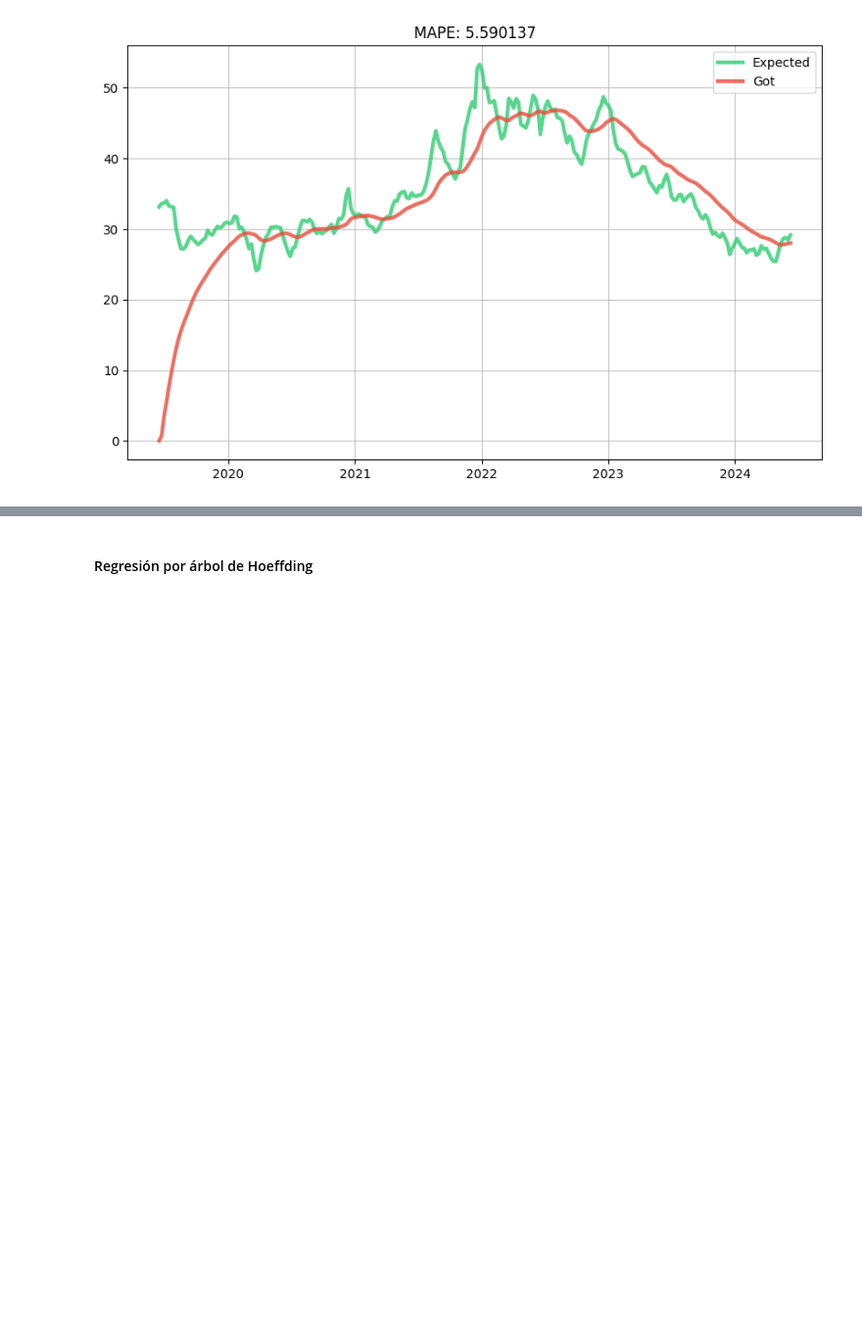
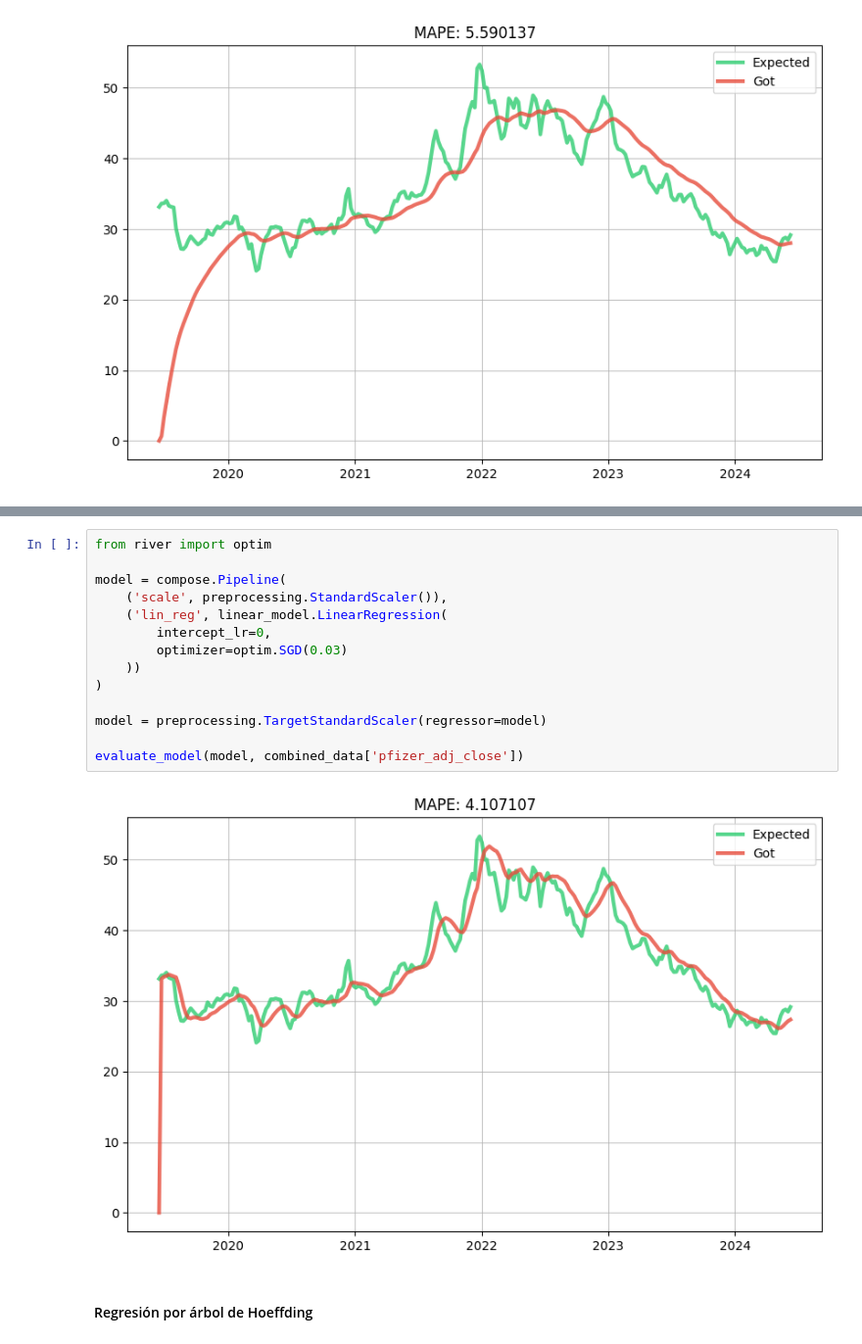
Before and after one commit to alu0101351773/TAAD_practicas, a Jupyter notebook: src/time_series.ipynb, the cells around one changed output, grey strips where cells are left out. Shown at 98% size. Cells and saved outputs as stored; diff of their text form; blank space fills up the shorter version.

```diff
--- a/src/time_series.ipynb
+++ b/src/time_series.ipynb
@@ -943,2 +953,18 @@ from river.metrics import MAPE
+# %%
+from river import optim
+
+model = compose.Pipeline(
+    ('scale', preprocessing.StandardScaler()),
+    ('lin_reg', linear_model.LinearRegression(
+        intercept_lr=0,
+        optimizer=optim.SGD(0.03)
+    ))
+)
+
+model = preprocessing.TargetStandardScaler(regressor=model)
+
+evaluate_model(model, combined_data['pfizer_adj_close'])
+# %% [output]
+[figure, added]
 # %% [markdown]
 #### Regresión por árbol de Hoeffding
```
Also changed, not shown: parts of 10 cells of this notebook.
